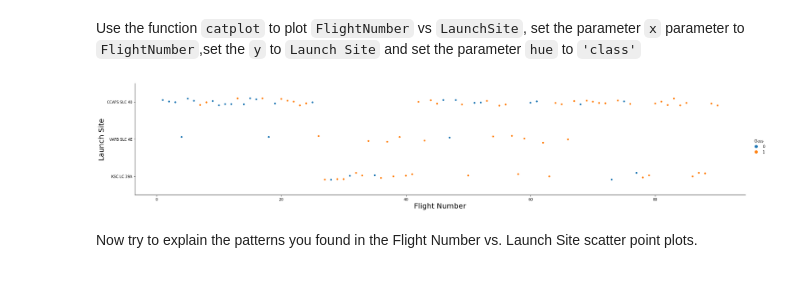
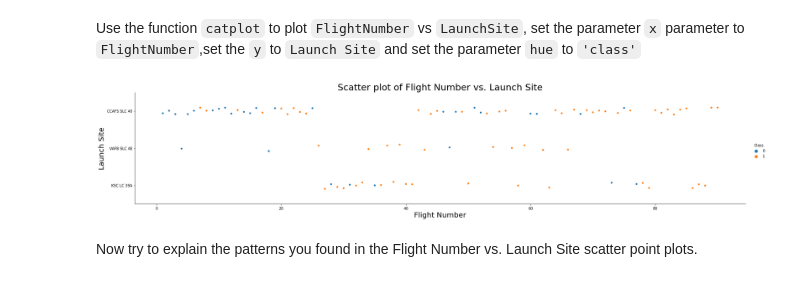
Before and after one commit to smrnmr/IBM, a Jupyter notebook: EDA with Data Visualization.ipynb, the cells around one changed output. Drawn from its saved outputs; the diff is of its cells as text; code cells hidden in the pictures.

```diff
--- a/EDA with Data Visualization.ipynb
+++ b/EDA with Data Visualization.ipynb
@@ -85,11 +85,12 @@ Use the function <code>catplot</code> to plot <code>FlightNumber</code> vs <code
 # %%
 # Plot a scatter point chart with x axis to be Flight Number and y axis to be the launch site, and hue to be the class value
 sns.catplot(y="LaunchSite", x="FlightNumber", hue="Class", data=df, aspect = 5)
 plt.xlabel("Flight Number",fontsize=20)
 plt.ylabel("Launch Site",fontsize=20)
+plt.title("Scatter plot of Flight Number vs. Launch Site", fontsize=25)
 plt.show()
 # %% [output]
-[figure, old version]
+[figure, new version]
 # %% [markdown]
 Now try to explain the patterns you found in the Flight Number vs. Launch Site scatter point plots.
 # %% [markdown]
```
Also changed, not shown: parts of 5 cells of this notebook.
